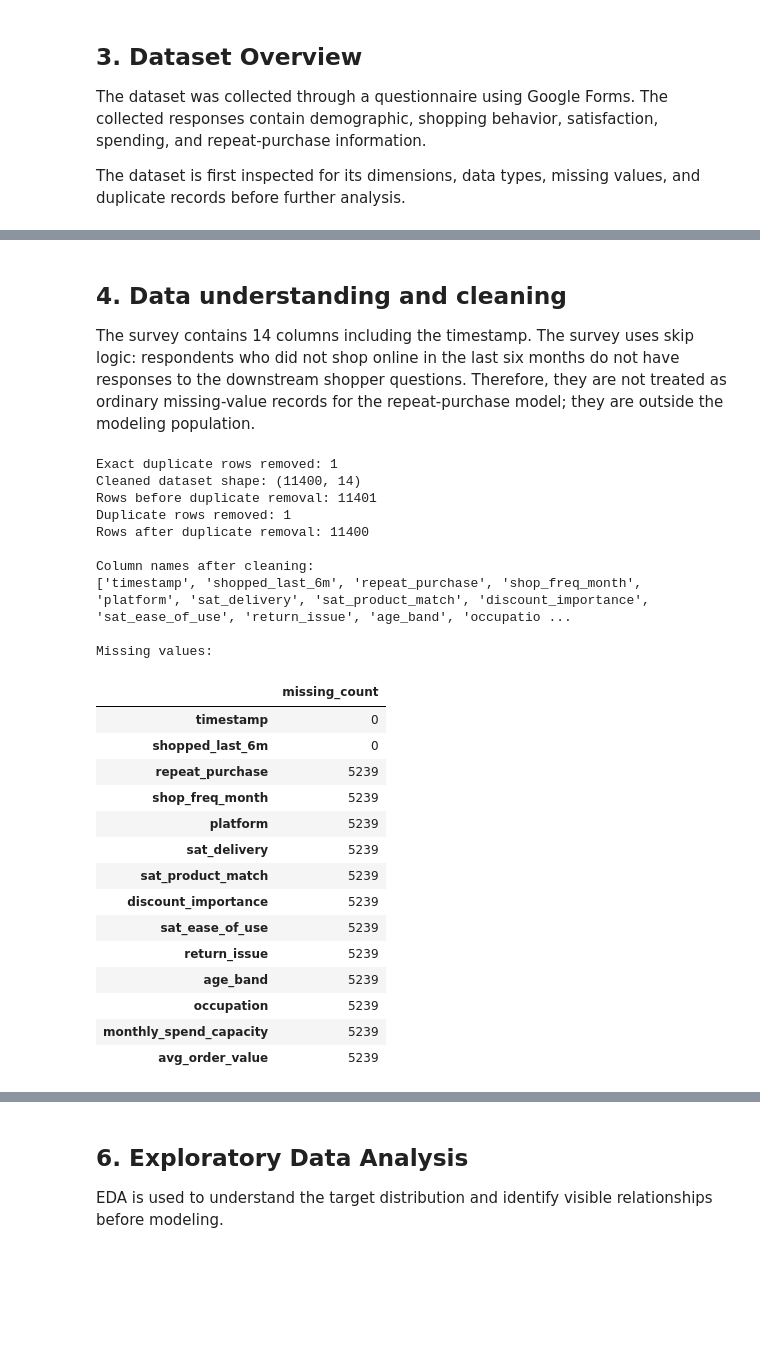
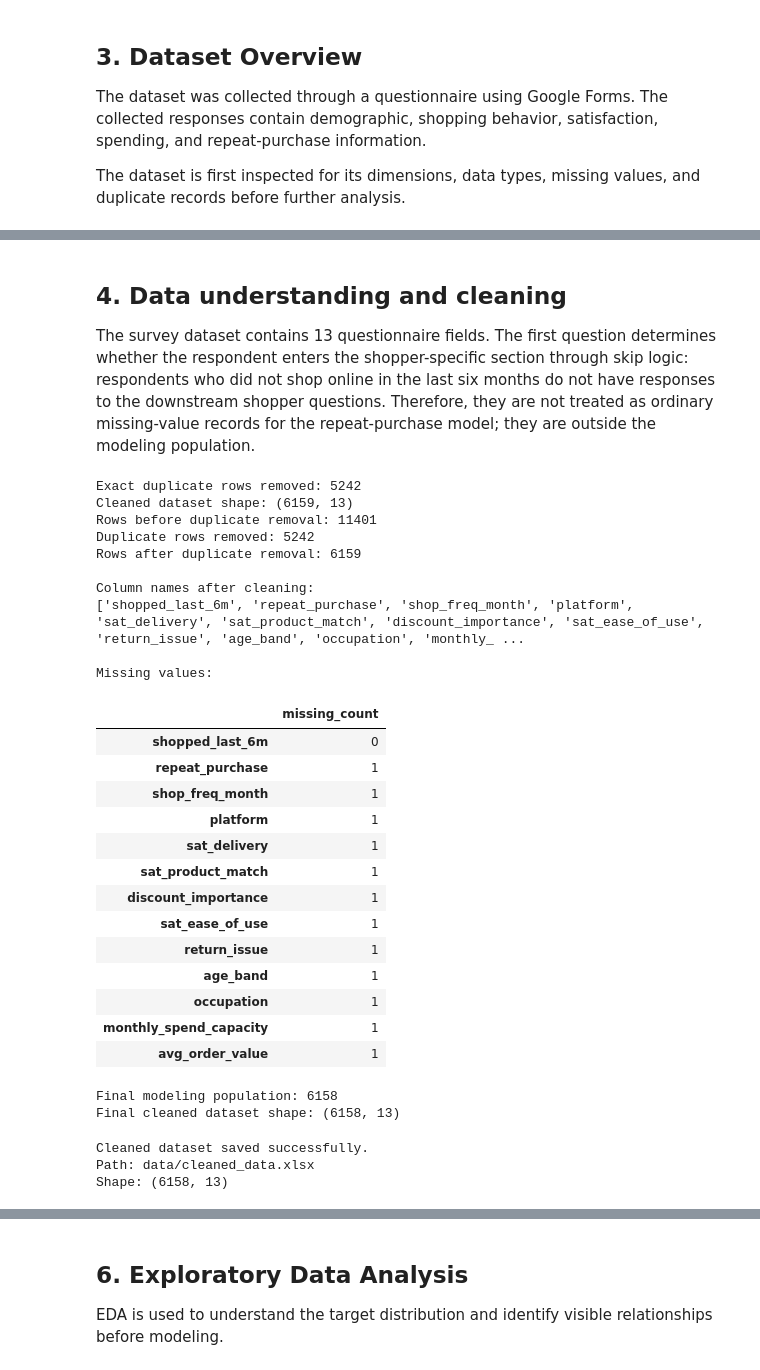
Before and after one commit to Gnanesh-12/E-Commerce----Repeat-Purchase-Analysis, a Jupyter notebook: analysis.ipynb, the cells around one changed output, grey strips where cells are left out. Saved outputs shown, nothing was run; the diff lists cells and outputs as text; code cells hidden in the pictures; blank space fills up the shorter version.

```diff
--- a/analysis.ipynb
+++ b/analysis.ipynb
@@ -49,5 +49,5 @@ The notebook is designed for GitHub/Jupyter reproducibility. Put the Excel file
 # %%
-data_path = "data/E-Commerce Survey.xlsx"
+data_path = "data/raw_data.xlsx"
 
 if not os.path.exists(data_path):
     raise FileNotFoundError(
@@ -128,8 +126,9 @@ Duplicate rows: 1
 # %% [markdown]
 ## 4. Data understanding and cleaning
 
-The survey contains 14 columns including the timestamp. The survey uses skip logic: respondents who did not shop online in the last six months do not have responses to the downstream shopper questions. Therefore, they are not treated as ordinary missing-value records for the repeat-purchase model; they are outside the modeling population.
+The survey dataset contains 13 questionnaire fields. The first question determines whether the respondent enters the shopper-specific section through skip logic: respondents who did not shop online in the last six months do not have responses to the downstream shopper questions. Therefore, they are not treated as ordinary missing-value records for the repeat-purchase model; they are outside the modeling population.
 # %%
+# Clean column names and string responses
 # Clean column names and string responses
 raw.columns = [c.strip() for c in raw.columns]
 df = raw.copy()
@@ -139,6 +138,7 @@ for c in df.select_dtypes(include="object").columns:
 
 before = len(df)
 df = df.drop_duplicates().copy()
+
 print(f"Exact duplicate rows removed: {before - len(df)}")
 print(f"Cleaned dataset shape: {df.shape}")
 print("Rows before duplicate removal:", len(raw))
@@ -147,50 +147,80 @@ print("Rows after duplicate removal:", len(df))
 
 # Rename columns to concise analysis names
 rename_map = {
-    'Timestamp': 'timestamp',
     'Have you shopped on an e-commerce platform (Amazon, Flipkart, Myntra, etc.) in the last 6 months?': 'shopped_last_6m',
     'Have you purchased from the same e-commerce platform more than once in the last 12 months?': 'repeat_purchase',
     'On average, how many times do you shop online per month?': 'shop_freq_month',
     'Which platform do you shop on most often?': 'platform',
     'How satisfied are you with delivery speed?': 'sat_delivery',
     'How satisfied are you that products match their description/photos?': 'sat_product_match',
     'How important are discounts/offers in your decision to purchase?': 'discount_importance',
     "How would you rate the app/website's ease of use?": 'sat_ease_of_use',
     'Have you ever faced a return/refund issue on any platform?': 'return_issue',
     'Age': 'age_band',
     'Occupation': 'occupation',
     'Monthly spending capacity on online shopping': 'monthly_spend_capacity',
     'What is your average order value (per purchase)?': 'avg_order_value'
 }
 df = df.rename(columns=rename_map)
 
 print("\nColumn names after cleaning:")
 print(df.columns.tolist())
 print("\nMissing values:")
 display(df.isna().sum().to_frame("missing_count"))
 # %% [output]
-Exact duplicate rows removed: 1
-Cleaned dataset shape: (11400, 14)
+Exact duplicate rows removed: 5242
+Cleaned dataset shape: (6159, 13)
 Rows before duplicate removal: 11401
-Duplicate rows removed: 1
-Rows after duplicate removal: 11400
+Duplicate rows removed: 5242
+Rows after duplicate removal: 6159
 
 Column names after cleaning:
-['timestamp', 'shopped_last_6m', 'repeat_purchase', 'shop_freq_month', 'platform', 'sat_delivery', 'sat_product_match', 'discount_importance', 'sat_ease_of_use', 'return_issue', 'age_band', 'occupatio ...
+['shopped_last_6m', 'repeat_purchase', 'shop_freq_month', 'platform', 'sat_delivery', 'sat_product_match', 'discount_importance', 'sat_ease_of_use', 'return_issue', 'age_band', 'occupation', 'monthly_ ...
 
 Missing values:
 |  | missing_count |
-| timestamp | 0 |
 | shopped_last_6m | 0 |
-| repeat_purchase | 5239 |
-| shop_freq_month | 5239 |
-| platform | 5239 |
-| sat_delivery | 5239 |
-| sat_product_match | 5239 |
-| discount_importance | 5239 |
-| sat_ease_of_use | 5239 |
-| return_issue | 5239 |
-| age_band | 5239 |
-| occupation | 5239 |
-| monthly_spend_capacity | 5239 |
-| avg_order_value | 5239 |
+| repeat_purchase | 1 |
+| shop_freq_month | 1 |
+| platform | 1 |
+| sat_delivery | 1 |
+| sat_product_match | 1 |
+| discount_importance | 1 |
+| sat_ease_of_use | 1 |
+| return_issue | 1 |
+| age_band | 1 |
+| occupation | 1 |
+| monthly_spend_capacity | 1 |
+| avg_order_value | 1 |
+# %%
+# Apply questionnaire skip logic
+# Keep only respondents who shopped online in the last 6 months
+
+df = df[
+    df["shopped_last_6m"]
+    .astype(str)
+    .str.strip()
+    .str.lower()
+    == "yes"
+].copy()
+
+df.reset_index(drop=True, inplace=True)
+
+print("Final modeling population:", len(df))
+print("Final cleaned dataset shape:", df.shape)
+# %% [output]
+Final modeling population: 6158
+Final cleaned dataset shape: (6158, 13)
+# %%
+# Save final cleaned dataset
+cleaned_path = "data/cleaned_data.xlsx"
+
+df.to_excel(cleaned_path, index=False)
+
+print("Cleaned dataset saved successfully.")
+print("Path:", cleaned_path)
+print("Shape:", df.shape)
+# %% [output]
+Cleaned dataset saved successfully.
+Path: data/cleaned_data.xlsx
+Shape: (6158, 13)
```
Also changed, not shown: parts of 24 cells of this notebook, 11 other files.
